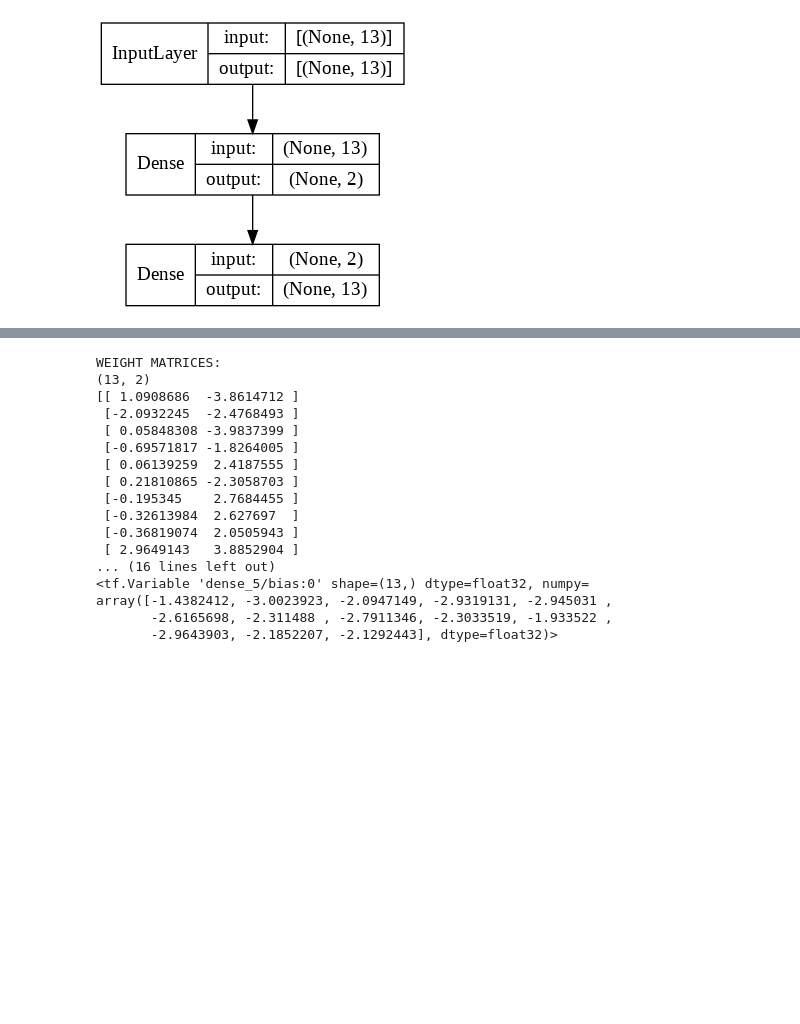
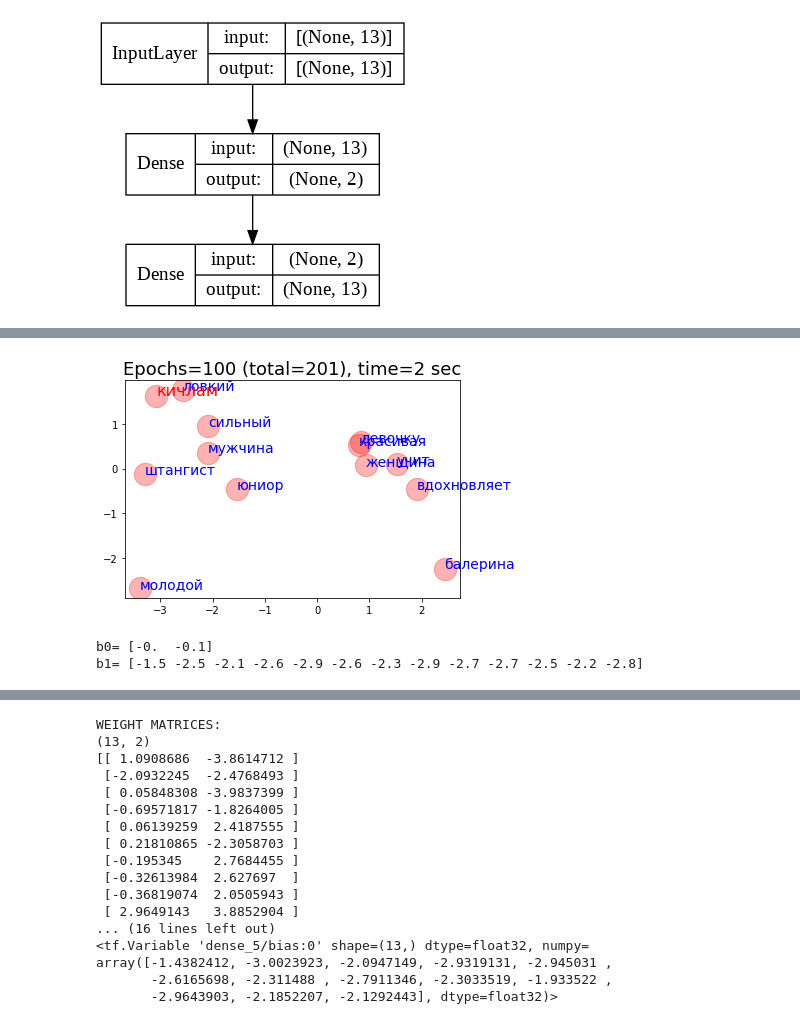
Before and after one commit to ftk1000/w2v_ftk1000, a Jupyter notebook: w2v_tf_fast.ipynb, the cells around one changed output, grey strips where cells are left out. Drawn from its saved outputs; the diff is of its cells as text; code cells hidden in the pictures; blank space fills up the shorter version.

```diff
--- a/w2v_tf_fast.ipynb
+++ b/w2v_tf_fast.ipynb
@@ -209,0 +284,12 @@ model, w2v_df, total_epochs = model_fit_n_show(model,eps=1000)
+# %%
+%matplotlib inline
+model, w2v_df, total_epochs = model_fit_n_show(model,eps=100)
+
+b0 = np.asarray(model.layers[0].bias).astype(float)
+b1 = np.asarray(model.layers[1].bias).astype(float)
+print("b0=",np.round(b0,1))
+print("b1=",np.round(b1,1))
+# %% [output]
+[figure, added]
+b0= [-0.  -0.1]
+b1= [-1.5 -2.5 -2.1 -2.6 -2.9 -2.6 -2.3 -2.9 -2.7 -2.7 -2.5 -2.2 -2.8]
```
Also changed, not shown: parts of 10 cells of this notebook.
